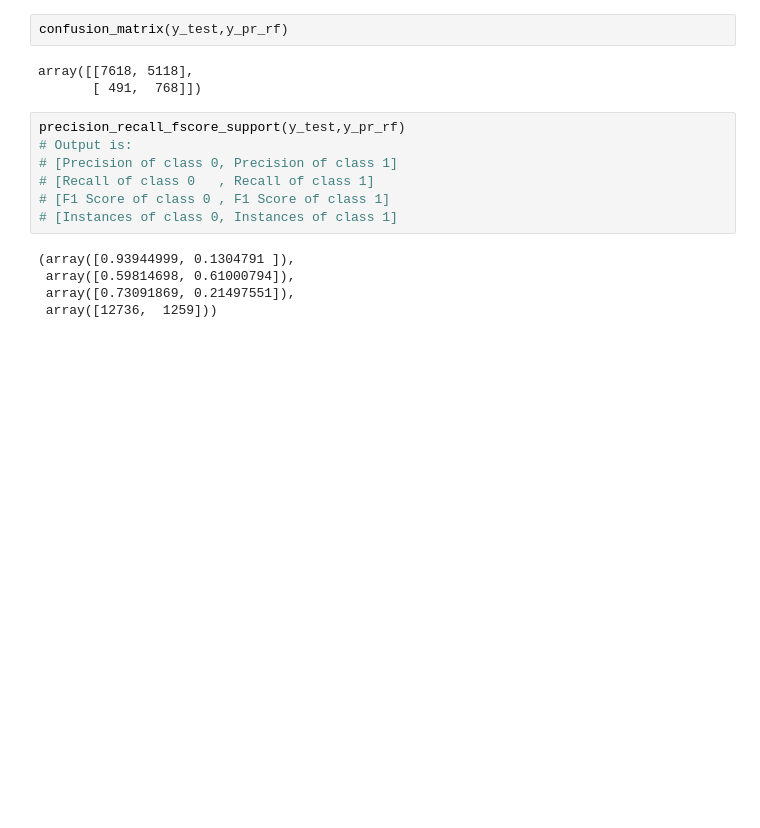
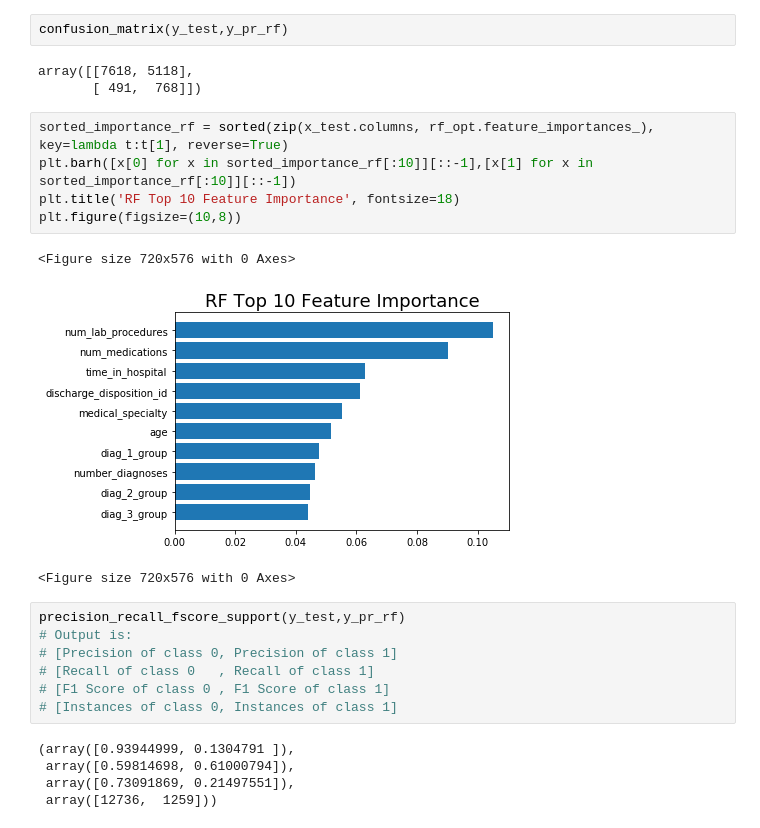
Before and after one commit to ChungHHuang/Capstone_project, a Jupyter notebook: ChungHsuan/Readmission.ipynb, the cells around one changed output. Drawn from its saved outputs; the diff is of its cells as text; blank space fills up the shorter version.

```diff
--- a/ChungHsuan/Readmission.ipynb
+++ b/ChungHsuan/Readmission.ipynb
@@ -376,6 +329,15 @@ confusion_matrix(y_test,y_pr_rf)
 # %% [output]
 array([[7618, 5118],
        [ 491,  768]])
+# %%
+sorted_importance_rf = sorted(zip(x_test.columns, rf_opt.feature_importances_), key=lambda t:t[1], reverse=True)
+plt.barh([x[0] for x in sorted_importance_rf[:10]][::-1],[x[1] for x in sorted_importance_rf[:10]][::-1])
+plt.title('RF Top 10 Feature Importance', fontsize=18)
+plt.figure(figsize=(10,8))
+# %% [output]
+<Figure size 720x576 with 0 Axes>
+[figure, added]
+<Figure size 720x576 with 0 Axes>
 # %%
 precision_recall_fscore_support(y_test,y_pr_rf)
 # Output is:
```
Also changed, not shown: parts of 14 cells of this notebook, 3 other files.
